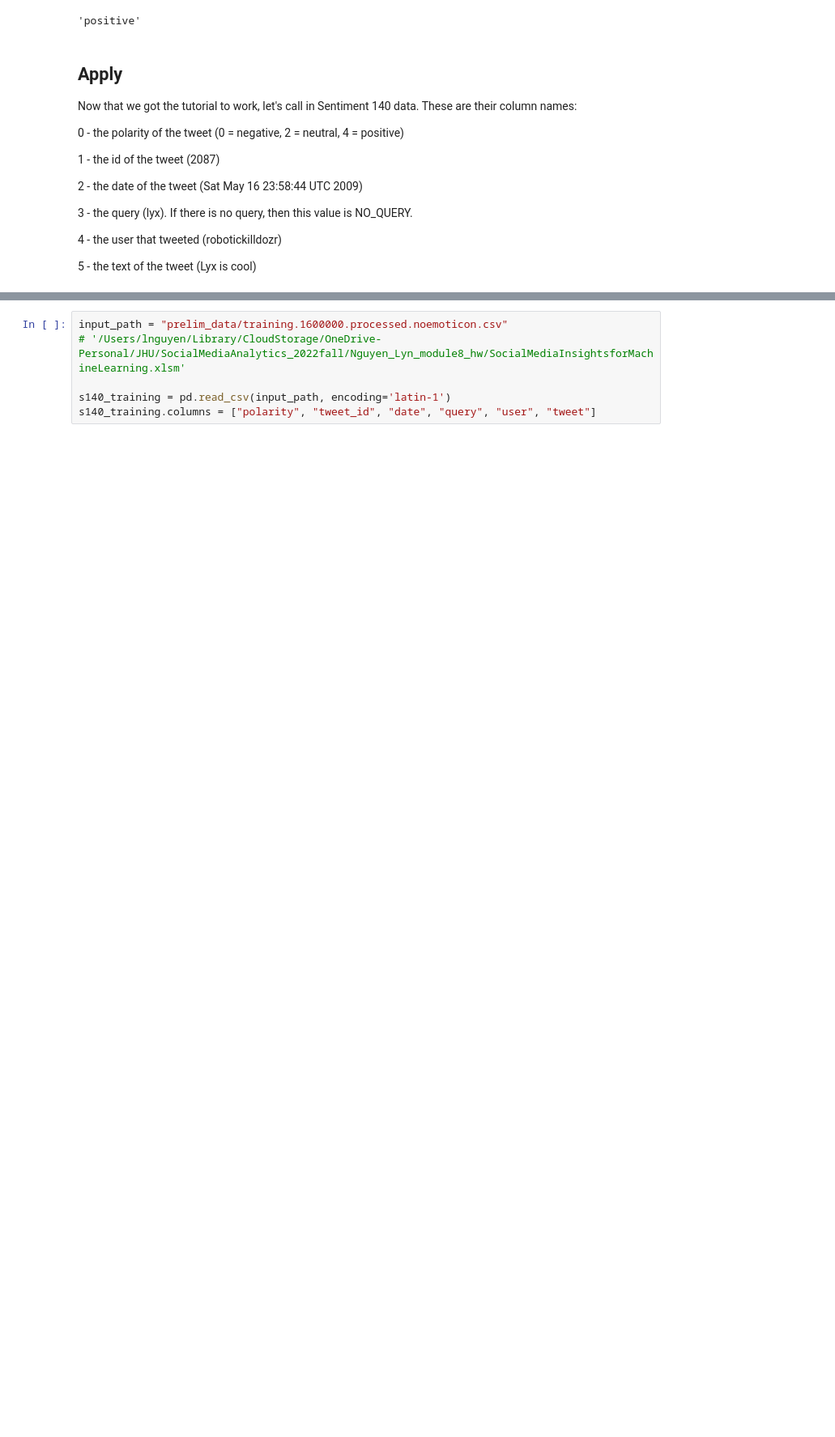
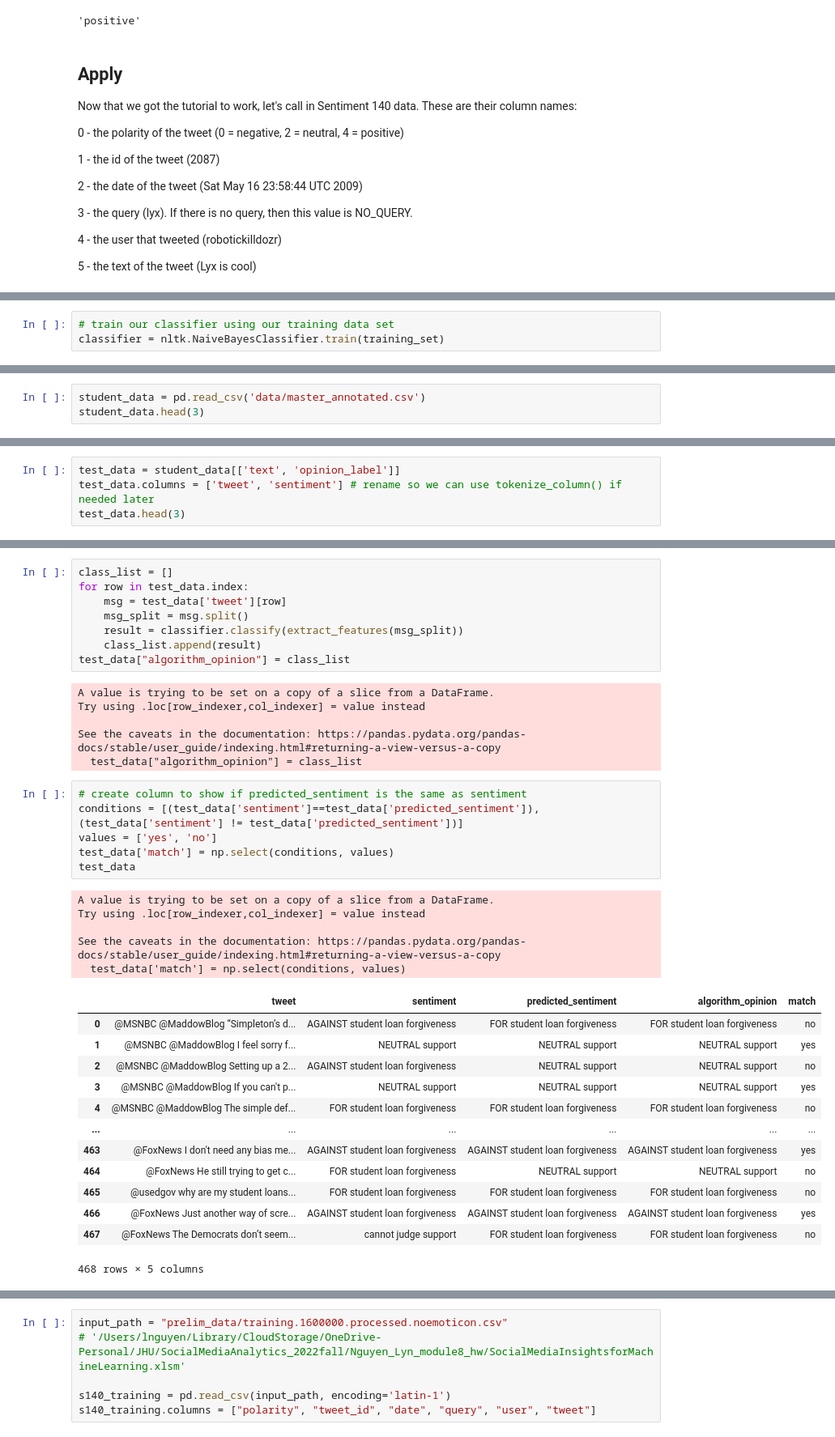
Before and after one commit to mzins/analysis-of-public-opinion, a Jupyter notebook: sentiment_analysis.ipynb, the cells around one changed output, grey strips where cells are left out. Shown at 81% size. Drawn from its saved outputs; the diff is of its cells as text; blank space fills up the shorter version.

Commit message:
tested out sentiment_analysis.ipynb but used 100% of data for training and testing-just checking if code is reusable

```diff
--- a/sentiment_analysis.ipynb
+++ b/sentiment_analysis.ipynb
@@ -162,0 +288,3 @@ Now that we got the tutorial to work, let's call in Sentiment 140 data. These ar
+# %%
+# train our classifier using our training data set
+classifier = nltk.NaiveBayesClassifier.train(training_set)
@@ -162,0 +300,3 @@ Now that we got the tutorial to work, let's call in Sentiment 140 data. These ar
+# %%
+student_data = pd.read_csv('data/master_annotated.csv')
+student_data.head(3)
@@ -162,0 +309,4 @@ Now that we got the tutorial to work, let's call in Sentiment 140 data. These ar
+# %%
+test_data = student_data[['text', 'opinion_label']]
+test_data.columns = ['tweet', 'sentiment'] # rename so we can use tokenize_column() if needed later
+test_data.head(3)
@@ -162,0 +318,40 @@ Now that we got the tutorial to work, let's call in Sentiment 140 data. These ar
+# %%
+class_list = []
+for row in test_data.index:
+    msg = test_data['tweet'][row]
+    msg_split = msg.split()
+    result = classifier.classify(extract_features(msg_split))
+    class_list.append(result)
+test_data["algorithm_opinion"] = class_list
+# %% [output]
+A value is trying to be set on a copy of a slice from a DataFrame.
+Try using .loc[row_indexer,col_indexer] = value instead
+
+See the caveats in the documentation: https://pandas.pydata.org/pandas-docs/stable/user_guide/indexing.html#returning-a-view-versus-a-copy
+  test_data["algorithm_opinion"] = class_list
+# %%
+# create column to show if predicted_sentiment is the same as sentiment
+conditions = [(test_data['sentiment']==test_data['predicted_sentiment']),
+(test_data['sentiment'] != test_data['predicted_sentiment'])]
+values = ['yes', 'no']
+test_data['match'] = np.select(conditions, values)
+test_data
+# %% [output]
+A value is trying to be set on a copy of a slice from a DataFrame.
+Try using .loc[row_indexer,col_indexer] = value instead
+
+See the caveats in the documentation: https://pandas.pydata.org/pandas-docs/stable/user_guide/indexing.html#returning-a-view-versus-a-copy
+  test_data['match'] = np.select(conditions, values)
+|  | tweet | sentiment | predicted_sentiment | algorithm_opinion | match |
+| 0 | @MSNBC @MaddowBlog “Simpleton’s d... | AGAINST student loan forgiveness | FOR student loan forgiveness | FOR student loan forgiveness | no |
+| 1 | @MSNBC @MaddowBlog I feel sorry f... | NEUTRAL support | NEUTRAL support | NEUTRAL support | yes |
+| 2 | @MSNBC @MaddowBlog Setting up a 2... | AGAINST student loan forgiveness | NEUTRAL support | NEUTRAL support | no |
+| 3 | @MSNBC @MaddowBlog If you can't p... | NEUTRAL support | NEUTRAL support | NEUTRAL support | yes |
+| 4 | @MSNBC @MaddowBlog The simple def... | FOR student loan forgiveness | FOR student loan forgiveness | FOR student loan forgiveness | no |
+| ... | ... | ... | ... | ... | ... |
+| 463 | @FoxNews I don't need any bias me... | AGAINST student loan forgiveness | AGAINST student loan forgiveness | AGAINST student loan forgiveness | yes |
+| 464 | @FoxNews He still trying to get c... | FOR student loan forgiveness | NEUTRAL support | NEUTRAL support | no |
+| 465 | @usedgov why are my student loans... | FOR student loan forgiveness | FOR student loan forgiveness | FOR student loan forgiveness | no |
+| 466 | @FoxNews Just another way of scre... | AGAINST student loan forgiveness | AGAINST student loan forgiveness | AGAINST student loan forgiveness | yes |
+| 467 | @FoxNews The Democrats don’t seem... | cannot judge support | FOR student loan forgiveness | FOR student loan forgiveness | no |
+468 rows × 5 columns
```
Also changed, not shown: parts of 28 cells of this notebook.
